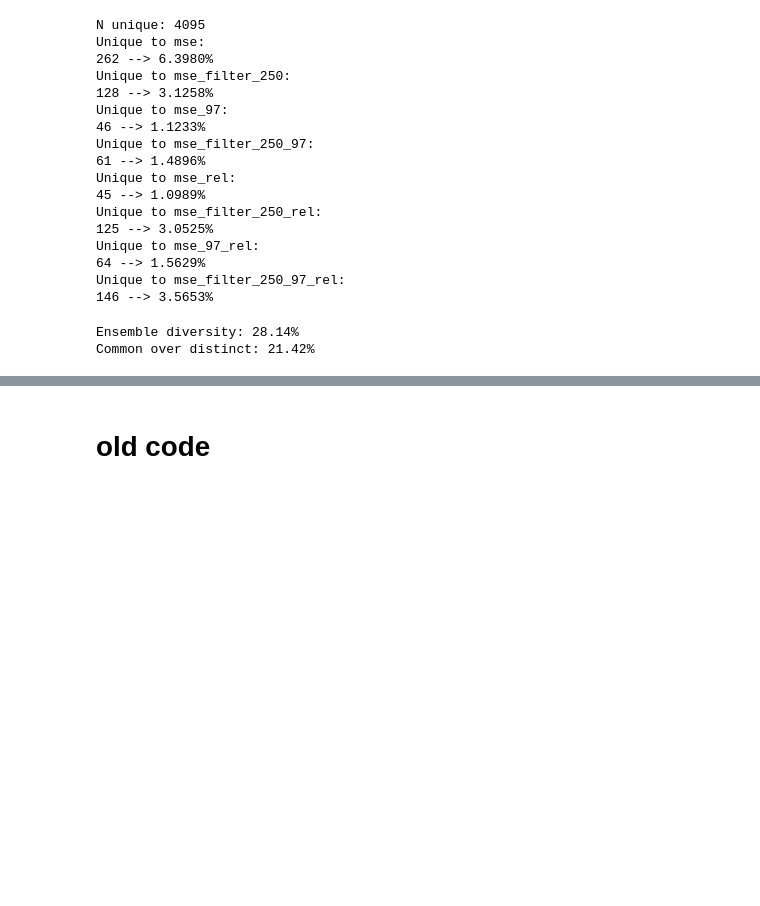
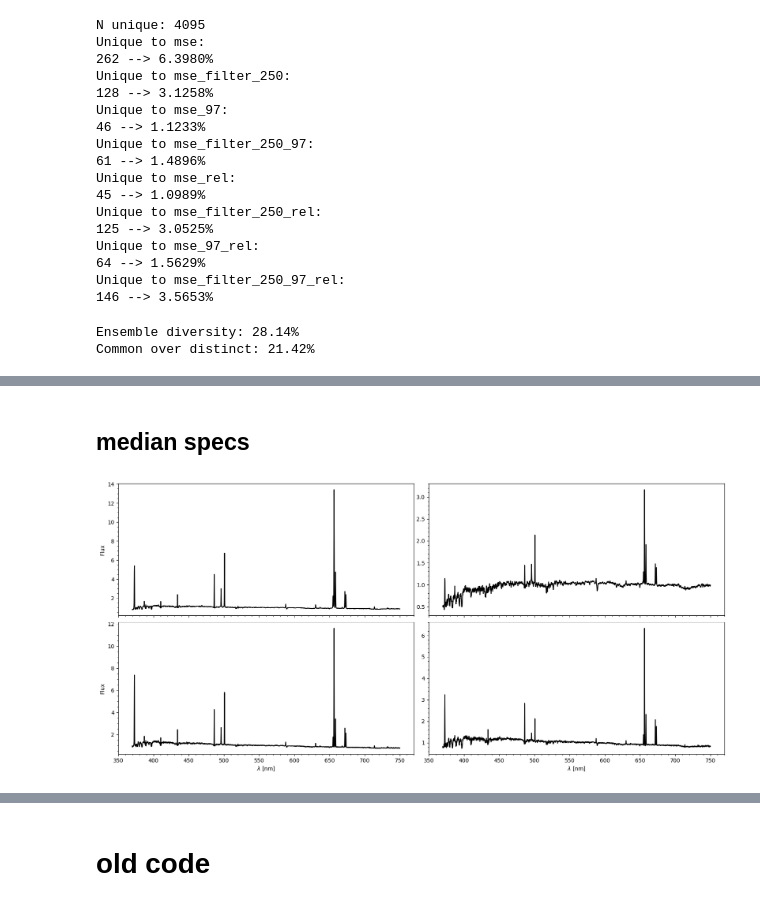
Before and after one commit to ed-ortizm/anomaly, a Jupyter notebook: thesis/residual_based_scores/bin_03/03_median_spec_overlap_divergence_bin3.ipynb, the cells around one changed output, grey strips where cells are left out. Saved outputs shown, nothing was run; the diff lists cells and outputs as text; code cells hidden in the pictures; blank space fills up the shorter version.

```diff
--- a/thesis/residual_based_scores/bin_03/03_median_spec_overlap_divergence_bin3.ipynb
+++ b/thesis/residual_based_scores/bin_03/03_median_spec_overlap_divergence_bin3.ipynb
@@ -375,0 +1160,2 @@ Common over distinct: 21.42%
+# %% [markdown]
+## median specs
@@ -375,0 +1177,71 @@ Common over distinct: 21.42%
+# %%
+median_specs_dict = {}
+mean_specs_dict = {}
+
+for score, idx_list in spec_idx_unique_dict.items():
+    specs = spectra[idx_list, :]
+    median_specs_dict[score] = np.nanmedian(specs, axis=0)
+    mean_specs_dict[score] = np.nanmean(specs, axis=0)
+# %%
+fig, axs = plt.subplots(
+    2, 2,
+    sharex=True,
+    figsize=(20, 9)
+)
+
+# ------------------------------------------------------
+axs[0, 0].plot(wave_nm, median_specs_dict['mse'], color='black')
+# ------------------------------------------------------
+axs[0, 1].plot(wave_nm, median_specs_dict['mse_filter_250'], color='black')
+# ------------------------------------------------------
+axs[1, 0].plot(wave_nm, median_specs_dict['mse_97'], color='black')
+# ------------------------------------------------------
+axs[1, 1].plot(wave_nm, median_specs_dict['mse_filter_250_97'], color='black')
+# ------------------------------------------------------
+# wavelengt setup
+axs[1, 0].set_xlim(350, 770)
+axs[1, 1].set_xlim(350, 770)
+
+wave_ticks = list(np.arange(350, 751, 50))
+axs[1, 0].set_xticks(wave_ticks)
+axs[1, 1].set_xticks(wave_ticks)
+
+scores_names = ["SE", "Filtered SE", "Trimmed SE", "Filtered + Trimmed SE"]
+# set minor ticks on
+for ax, score in zip(axs.flatten(), scores_names):
+    ax.minorticks_on()
+
+    # if score == "SE":
+    #     y_ticks = [0, 3, 6, 9, 12]
+    #     ax.set_ylim(0, 12.5)
+    # elif score == "Filtered SE":
+    #     y_ticks = [0, 3, 6, 9]
+    #     ax.set_ylim(0, 9.5)
+    # elif score == "Trimmed SE":
+    #     y_ticks = [0, 3, 6, 9]
+    #     ax.set_ylim(0, 10)
+    # else:  # Filtered + Trimmed RSE
+    #     y_ticks = [0, 3, 6, 9]
+    #     ax.set_ylim(0, 10)
+
+    # ax.set_yticks(y_ticks)
+
+    # ax.text(
+    #     0.02, 0.95,
+    #     f" Median spectrum of top 1% anomalies for {score} score",
+    #     horizontalalignment="left", verticalalignment="center",
+    #     transform=ax.transAxes,
+    #     fontsize=12
+    # )
+
+axs[1, 0].set_xlabel(r"$\lambda$ [nm]")
+axs[1, 1].set_xlabel(r"$\lambda$ [nm]")
+axs[0, 0].set_ylabel("Flux")
+axs[1, 0].set_ylabel("Flux")
+# adjust vertical space
+plt.subplots_adjust(
+    hspace=0.05,
+    wspace=0.05
+)
+# %% [output]
+[figure, added]
```
Also changed, not shown: parts of 23 cells of this notebook.
